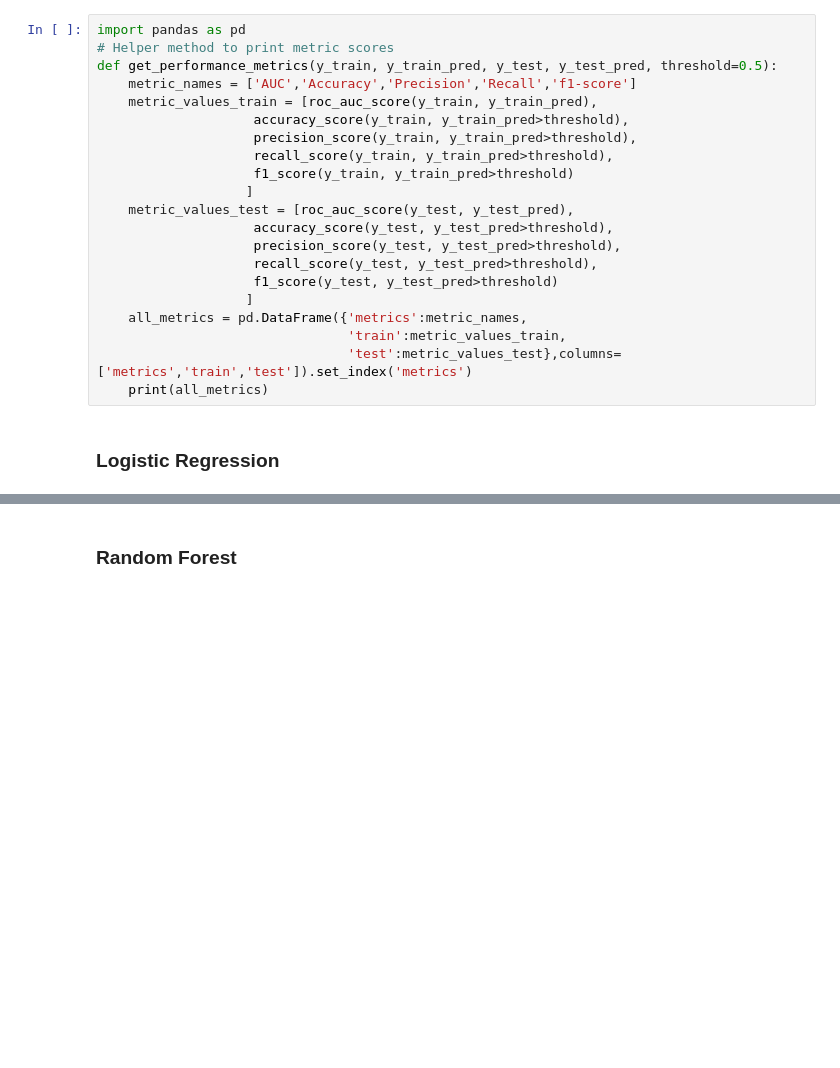
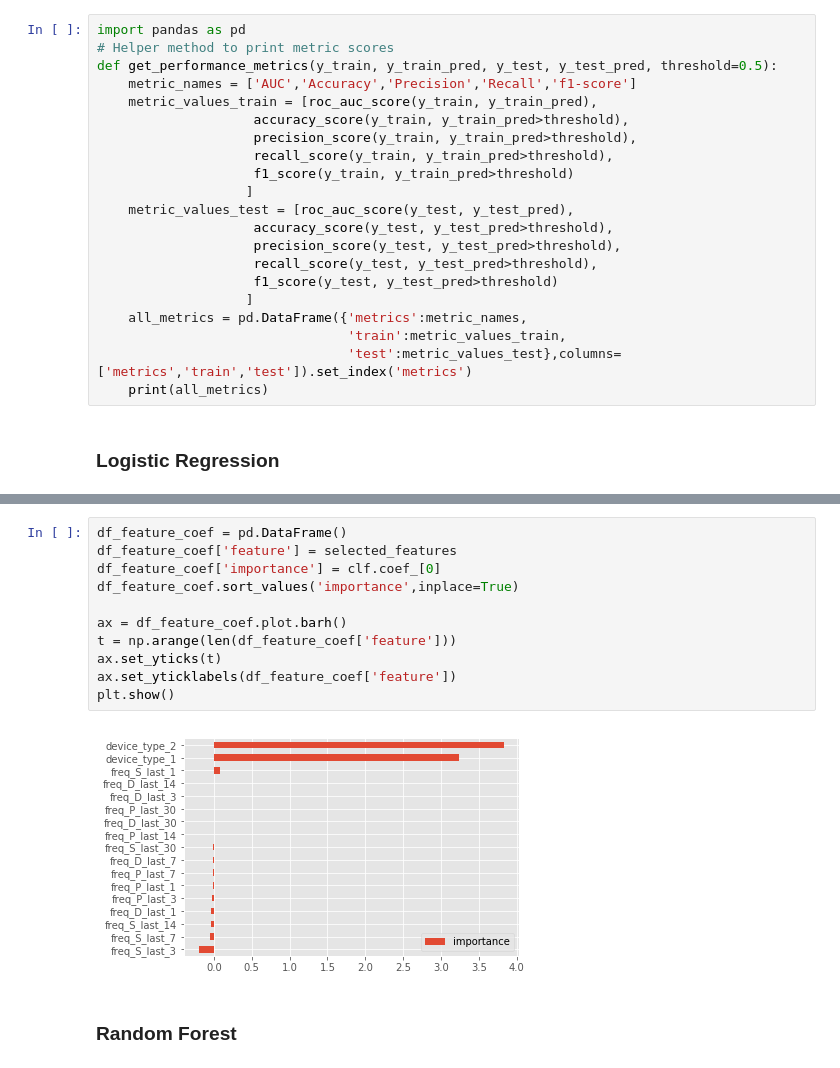
Before and after one commit to KeaneWu/Capstone, a Jupyter notebook: musicbox/5_train_model_sklearn.ipynb, the cells around one changed output, grey strips where cells are left out. Saved outputs shown, nothing was run; the diff lists cells and outputs as text; blank space fills up the shorter version.

```diff
--- a/musicbox/5_train_model_sklearn.ipynb
+++ b/musicbox/5_train_model_sklearn.ipynb
@@ -206,3 +193,16 @@ f1-score   0.850926  0.852342
+# %%
+df_feature_coef = pd.DataFrame()
+df_feature_coef['feature'] = selected_features
+df_feature_coef['importance'] = clf.coef_[0]
+df_feature_coef.sort_values('importance',inplace=True)
+
+ax = df_feature_coef.plot.barh()
+t = np.arange(len(df_feature_coef['feature']))
+ax.set_yticks(t)
+ax.set_yticklabels(df_feature_coef['feature'])
+plt.show()
+# %% [output]
+[figure, added]
 # %% [markdown]
 ### Random Forest
 # %%
```
Also changed, not shown: parts of 12 cells of this notebook.
